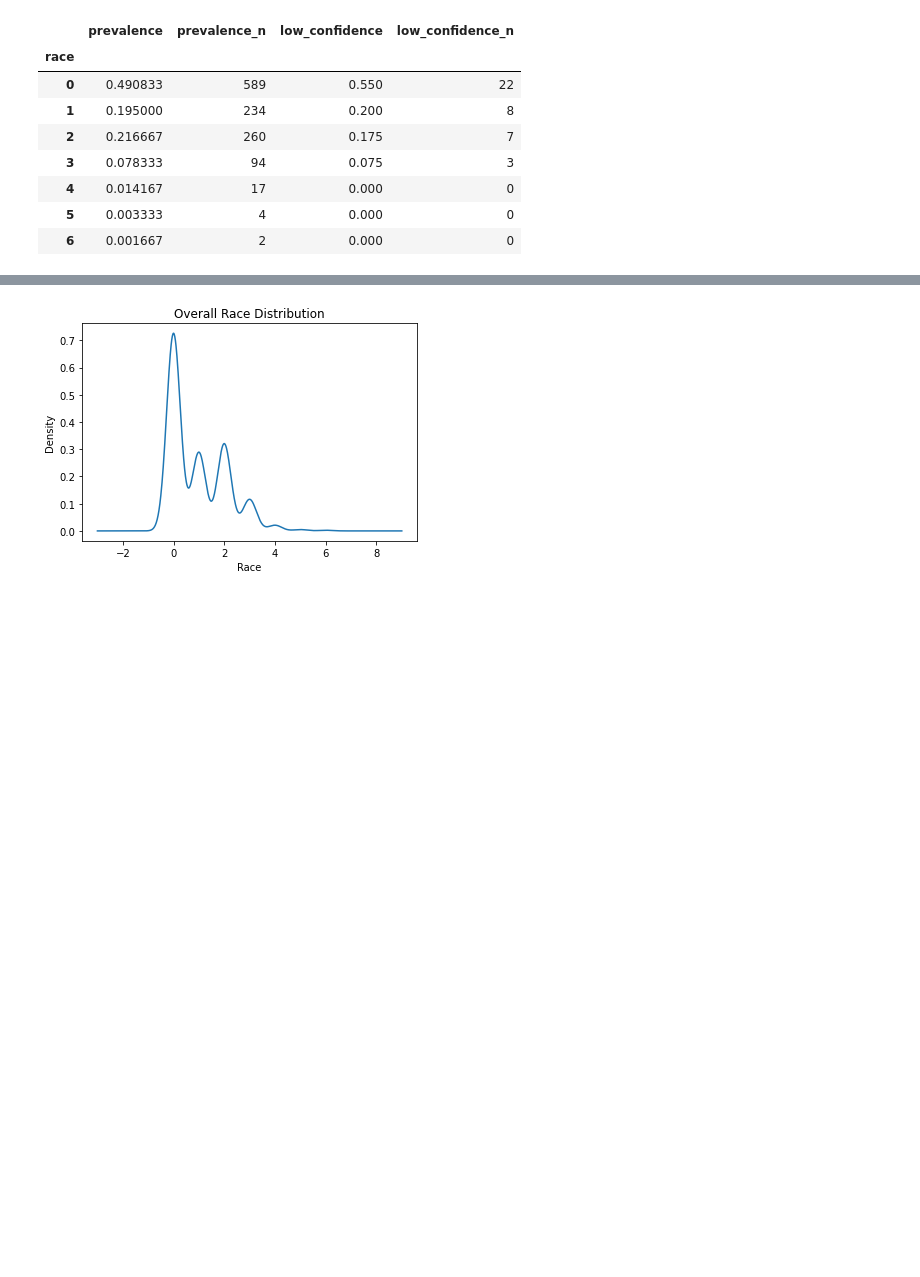
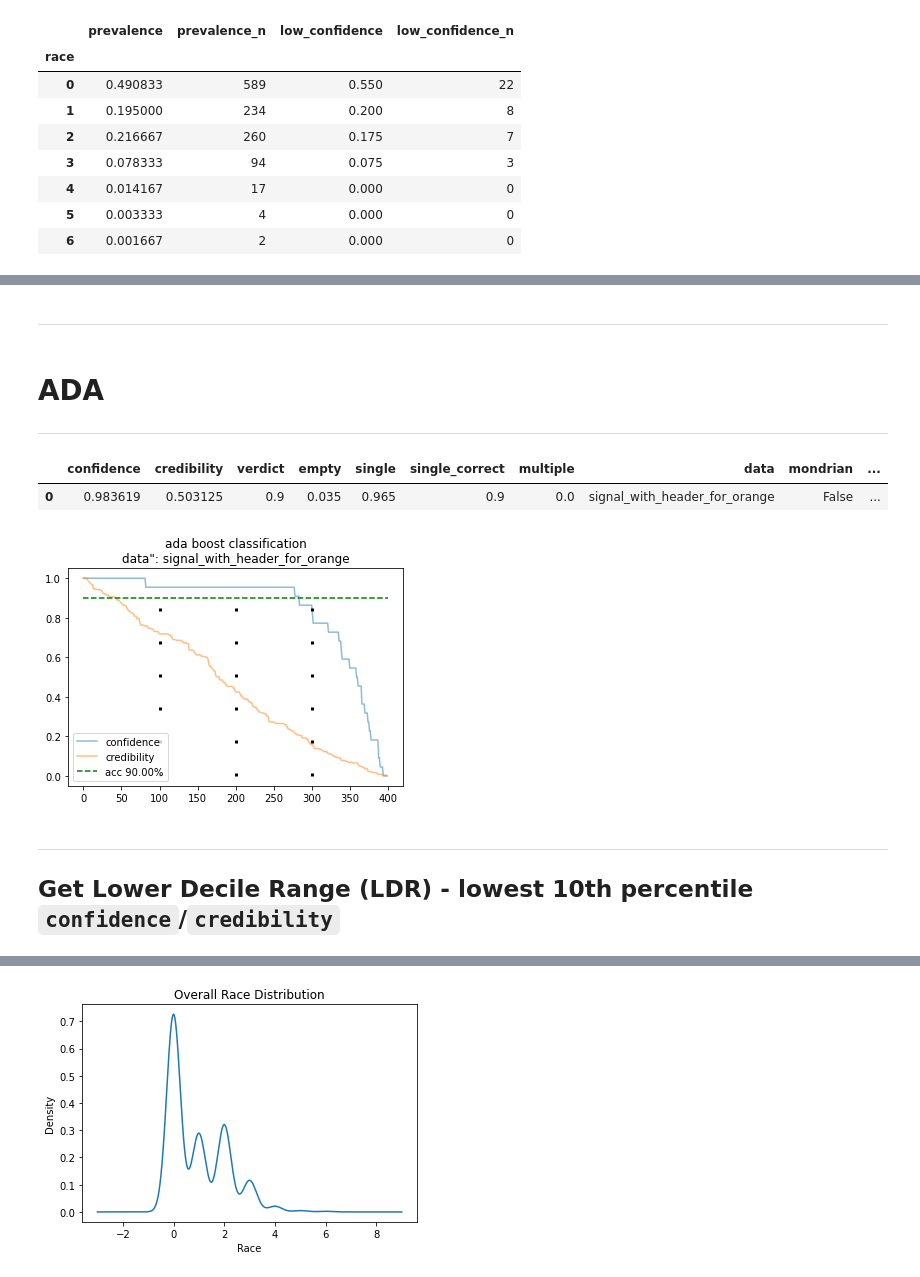
Before and after one commit to illato/vigilant-computing-machine, a Jupyter notebook: source/Notebooks/Hypothesis_Confidence_LDR_Contains_Significant_Race_Disparity.ipynb, the cells around one changed output, grey strips where cells are left out. Cells and saved outputs as stored; diff of their text form; code cells hidden in the pictures; blank space fills up the shorter version.

```diff
--- a/source/Notebooks/Hypothesis_Confidence_LDR_Contains_Significant_Race_Disparity.ipynb
+++ b/source/Notebooks/Hypothesis_Confidence_LDR_Contains_Significant_Race_Disparity.ipynb
@@ -180,0 +205,27 @@ Test Hypothesis
+# %% [markdown]
+----
+# %% [markdown]
+# ADA
+----
+# %%
+np.random.seed(42)
+
+
+train, test = next(cp.evaluation.RandomSampler(tab_signal,2,1))
+train, calibrate = next(cp.evaluation.RandomSampler(train,2,1))
+
+cc=cp.classification.InductiveClassifier(
+    cp.nonconformity.InverseProbability(
+        Orange.modelling.ada_boost.SklAdaBoostClassificationLearner()))
+
+experiment_ada = util.run_experiments(cc, train, test, calibrate, times=1)
+
+util.plot_experiments(experiment_ada)
+experiment_ada
+# %% [output]
+|  | confidence | credibility | verdict | empty | single | single_correct | multiple | data | mondrian | ... |
+| 0 | 0.983619 | 0.503125 | 0.9 | 0.035 | 0.965 | 0.9 | 0.0 | signal_with_header_for_orange | False | ... |
+[figure, added]
+# %% [markdown]
+---
+## Get Lower Decile Range (LDR) - lowest 10th percentile `confidence`/`credibility`
```
Also changed, not shown: parts of 60 cells of this notebook.
